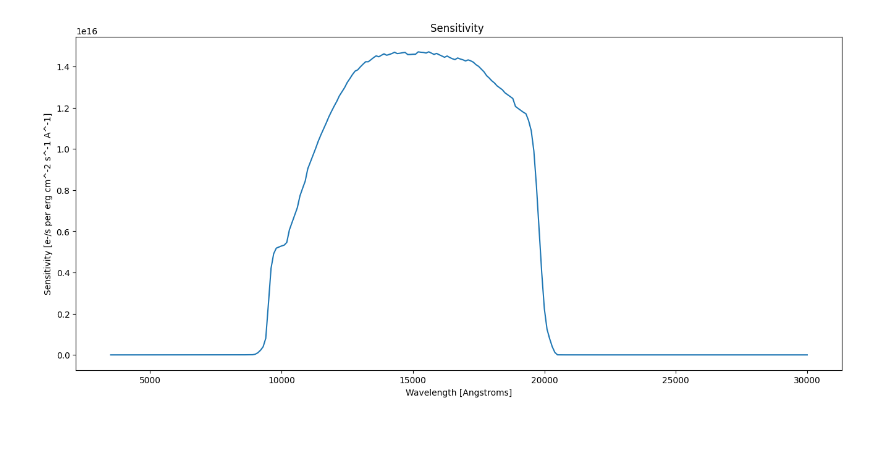
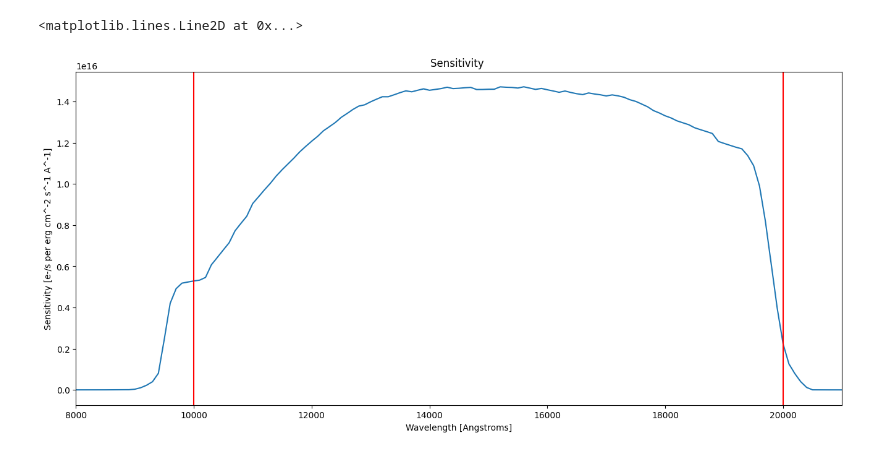
Before and after one commit to keithbuckholz/summer-roman-project, a Jupyter notebook: predictable_extract/notebooks/galaxy_extraction.ipynb, the cells around one changed output. Cells and saved outputs as stored; diff of their text form; code cells hidden in the pictures.

```diff
--- a/predictable_extract/notebooks/galaxy_extraction.ipynb
+++ b/predictable_extract/notebooks/galaxy_extraction.ipynb
@@ -105,11 +121,18 @@ plt.legend()
 # %%
+# plot sensitivity file
 sens = Table.read("/Users/keith/astr/research_astr/summer-roman-project/toy_configs/sens_0720_2020.fits", format="fits")
 
 plt.plot(sens["WAVELENGTH"], sens["SENSITIVITY"])
+plt.xlim(8000, 21000)
+
 plt.title("Sensitivity ")
 plt.xlabel("Wavelength [Angstroms]")
 plt.ylabel("Sensitivity [e-/s per erg cm^-2 s^-1 A^-1]")
 
 sens_bp = S.ArrayBandpass(sens["WAVELENGTH"], sens["SENSITIVITY"])
+
+plt.axvline(10000, c='r')
+plt.axvline(20000, c='r')
 # %% [output]
+<matplotlib.lines.Line2D at 0x...>
-[figure, old version]
+[figure, new version]
```
Also changed, not shown: parts of 7 cells of this notebook, 5 other files.
